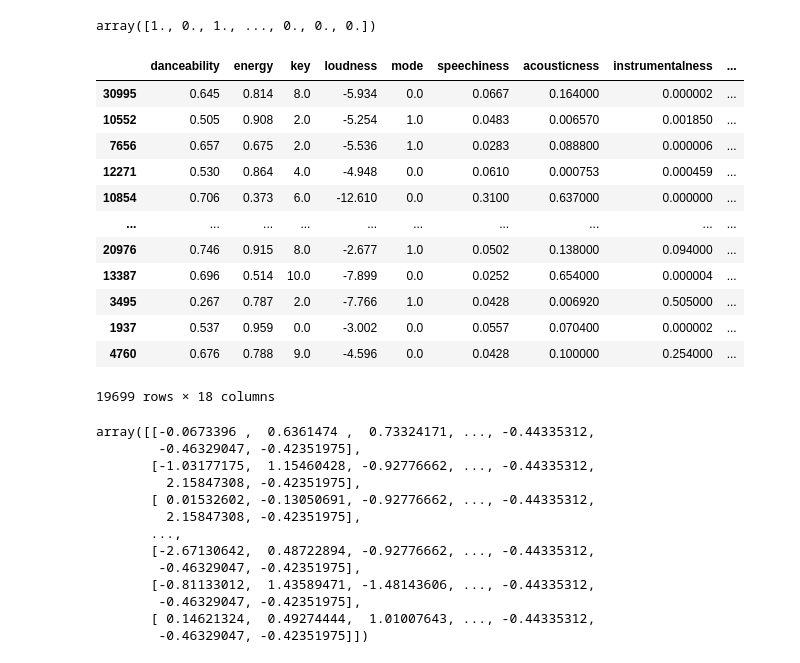
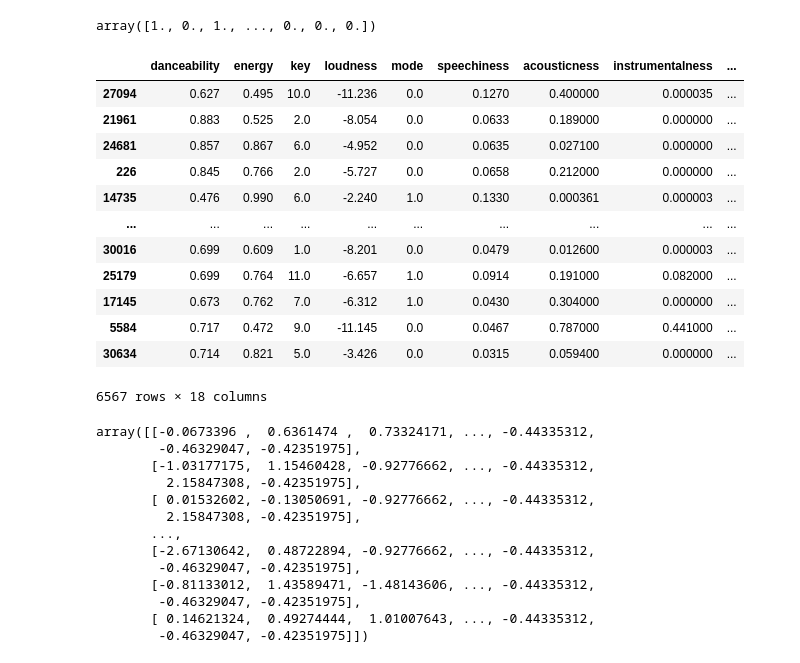
Before and after one commit to JosephLee0/project4Copy, a Jupyter notebook: DataProcessing/Project4_model.ipynb, the cells around one changed output. Saved outputs shown, nothing was run; the diff lists cells and outputs as text; code cells hidden in the pictures.

```diff
--- a/DataProcessing/Project4_model.ipynb
+++ b/DataProcessing/Project4_model.ipynb
@@ -72,22 +72,22 @@ array([1., 0., 1., ..., 0., 0., 0.])
 # %%
 # Splitting into Train and Test sets
 X_train, X_test, y_train, y_test = train_test_split(X, y, random_state=78)
-# %%
-X_train
-# %% [output]
-|  | danceability | energy | key | loudness | mode | speechiness | acousticness | instrumentalness | ... |
-| 30995 | 0.645 | 0.814 | 8.0 | -5.934 | 0.0 | 0.0667 | 0.164000 | 0.000002 | ... |
-| 10552 | 0.505 | 0.908 | 2.0 | -5.254 | 1.0 | 0.0483 | 0.006570 | 0.001850 | ... |
-| 7656 | 0.657 | 0.675 | 2.0 | -5.536 | 1.0 | 0.0283 | 0.088800 | 0.000006 | ... |
-| 12271 | 0.530 | 0.864 | 4.0 | -4.948 | 0.0 | 0.0610 | 0.000753 | 0.000459 | ... |
-| 10854 | 0.706 | 0.373 | 6.0 | -12.610 | 0.0 | 0.3100 | 0.637000 | 0.000000 | ... |
-| ... | ... | ... | ... | ... | ... | ... | ... | ... | ... |
-| 20976 | 0.746 | 0.915 | 8.0 | -2.677 | 1.0 | 0.0502 | 0.138000 | 0.094000 | ... |
-| 13387 | 0.696 | 0.514 | 10.0 | -7.899 | 0.0 | 0.0252 | 0.654000 | 0.000004 | ... |
-| 3495 | 0.267 | 0.787 | 2.0 | -7.766 | 1.0 | 0.0428 | 0.006920 | 0.505000 | ... |
-| 1937 | 0.537 | 0.959 | 0.0 | -3.002 | 0.0 | 0.0557 | 0.070400 | 0.000002 | ... |
-| 4760 | 0.676 | 0.788 | 9.0 | -4.596 | 0.0 | 0.0428 | 0.100000 | 0.254000 | ... |
-19699 rows × 18 columns
+# %%
+X_test
+# %% [output]
+|  | danceability | energy | key | loudness | mode | speechiness | acousticness | instrumentalness | ... |
+| 27094 | 0.627 | 0.495 | 10.0 | -11.236 | 0.0 | 0.1270 | 0.400000 | 0.000035 | ... |
+| 21961 | 0.883 | 0.525 | 2.0 | -8.054 | 0.0 | 0.0633 | 0.189000 | 0.000000 | ... |
+| 24681 | 0.857 | 0.867 | 6.0 | -4.952 | 0.0 | 0.0635 | 0.027100 | 0.000000 | ... |
+| 226 | 0.845 | 0.766 | 2.0 | -5.727 | 0.0 | 0.0658 | 0.212000 | 0.000000 | ... |
+| 14735 | 0.476 | 0.990 | 6.0 | -2.240 | 1.0 | 0.1330 | 0.000361 | 0.000003 | ... |
+| ... | ... | ... | ... | ... | ... | ... | ... | ... | ... |
+| 30016 | 0.699 | 0.609 | 1.0 | -8.201 | 0.0 | 0.0479 | 0.012600 | 0.000003 | ... |
+| 25179 | 0.699 | 0.764 | 11.0 | -6.657 | 1.0 | 0.0914 | 0.191000 | 0.082000 | ... |
+| 17145 | 0.673 | 0.762 | 7.0 | -6.312 | 1.0 | 0.0430 | 0.304000 | 0.000000 | ... |
+| 5584 | 0.717 | 0.472 | 9.0 | -11.145 | 0.0 | 0.0467 | 0.787000 | 0.441000 | ... |
+| 30634 | 0.714 | 0.821 | 5.0 | -3.426 | 0.0 | 0.0315 | 0.059400 | 0.000000 | ... |
+6567 rows × 18 columns
 # %%
 # Creating StandardScaler instance
 scaler = StandardScaler()
```
Also changed, not shown: parts of 9 cells of this notebook, 4 other files.
